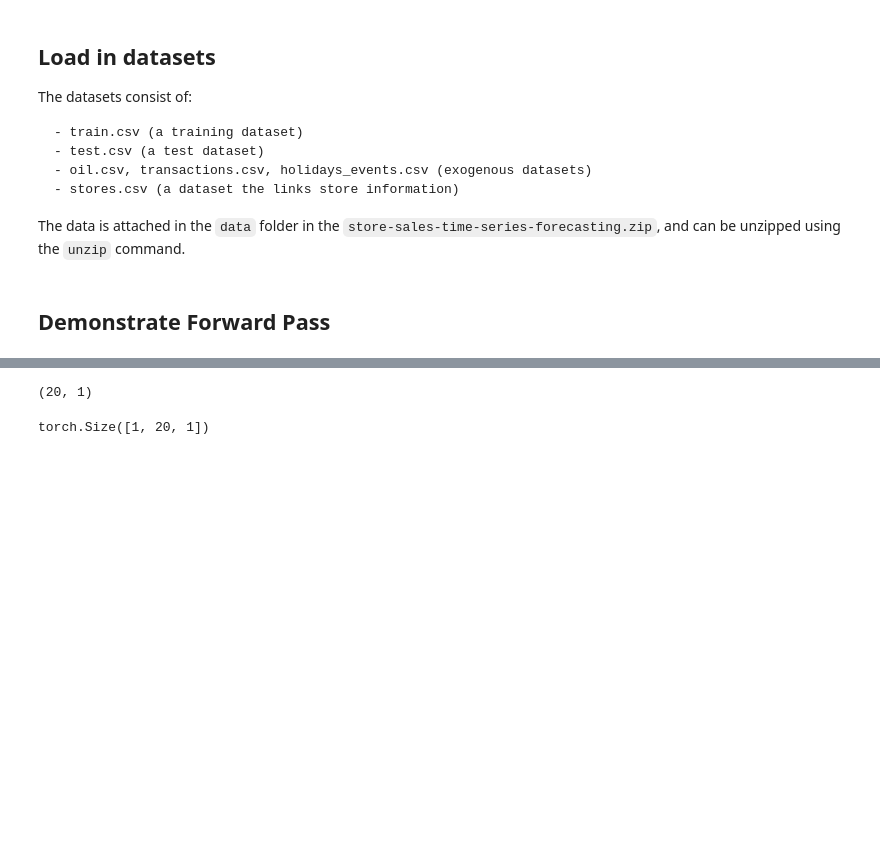
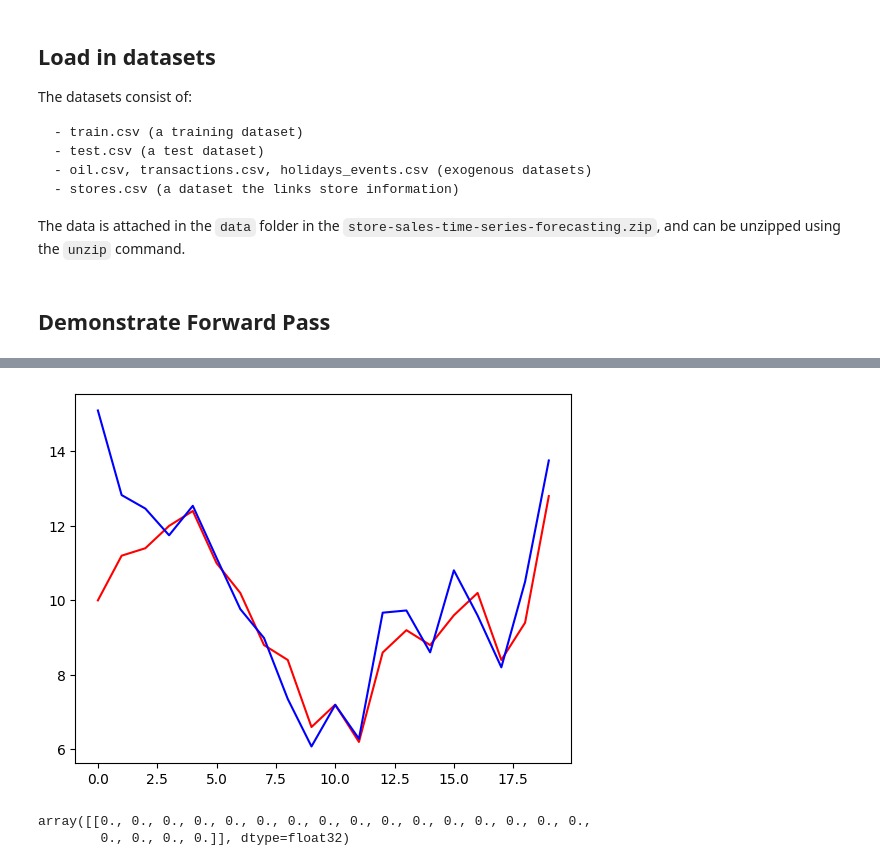
Before and after one commit to cpaulisi/lstm-time-series, a Jupyter notebook: src/models/notebooks/train.ipynb, the cells around one changed output, grey strips where cells are left out. Saved outputs shown, nothing was run; the diff lists cells and outputs as text; code cells hidden in the pictures; blank space fills up the shorter version.

Commit message:
ADD: rnn training cycle method

```diff
--- a/src/models/notebooks/train.ipynb
+++ b/src/models/notebooks/train.ipynb
@@ -82,16 +82,19 @@ oil = np.vstack([groups_of_size(df.dcoilwtico.values, n=20) for df in store_data
 # %%
 from torch.utils.data import DataLoader
 
-X = sales
-# X = np.dstack([sales, oil])
+# use just sales as 1-d data (endogenous)
+# use depth stack of sales and oil for exogenous inclusion
+
+# X = sales
+X = np.dstack([sales, oil])
 
 if len(X.shape) < 3:
     X = np.expand_dims(X, axis=2)
 X_train, X_test, y_train, y_test = train_test_split(X, sales_shift, test_size=0.33, random_state=42, shuffle=False)
 
 input_size = X.shape[-1]
-train_loader = DataLoader(list(zip(X_train,y_train)), shuffle=False, batch_size=16)
-val_loader = DataLoader(list(zip(X_test,y_test)), shuffle=False, batch_size=16)
+train_loader = DataLoader(list(zip(X_train,y_train)), shuffle=False, batch_size=16, drop_last=True)
+val_loader = DataLoader(list(zip(X_test,y_test)), shuffle=False, batch_size=16, drop_last=True)
 # %% [markdown]
 ## Demonstrate Forward Pass
 # %%
@@ -298,8 +303,23 @@ Loss:  6.145342194940895e-05
-# %%
-x.shape
-# %% [output]
-(20, 1)
-# %%
-x_tensor.shape
-# %% [output]
-torch.Size([1, 20, 1])
+# %%
+val_loader_i = iter(val_loader)
+# %%
+# sample inference
+rnn.eval()
+time_steps = range(20)
+
+val_x, val_y = next(val_loader_i)
+x_tensor_val = torch.Tensor(val_x[0, :, :]).unsqueeze(0).float()
+# y_tensor_val = torch.Tensor(val_y).unsqueeze(-1).float()
+hidden = None
+prediction, hidden = rnn(x_tensor_val, hidden)
+
+plt.plot(time_steps, x_tensor_val.data.numpy()[:, :, 0].flatten(), 'r-') # input
+plt.plot(time_steps, prediction.data.numpy().flatten(), 'b-') # predictions
+plt.show()
+# %% [output]
+[figure, added]
+# %%
+x_tensor_val.data.numpy()[:, :, 0]
+# %% [output]
+array([[0., 0., 0., 0., 0., 0., 0., 0., 0., 0., 0., 0., 0., 0., 0., 0.,
+        0., 0., 0., 0.]], dtype=float32)
```
Also changed, not shown: parts of 3 cells of this notebook, 1 other file.
